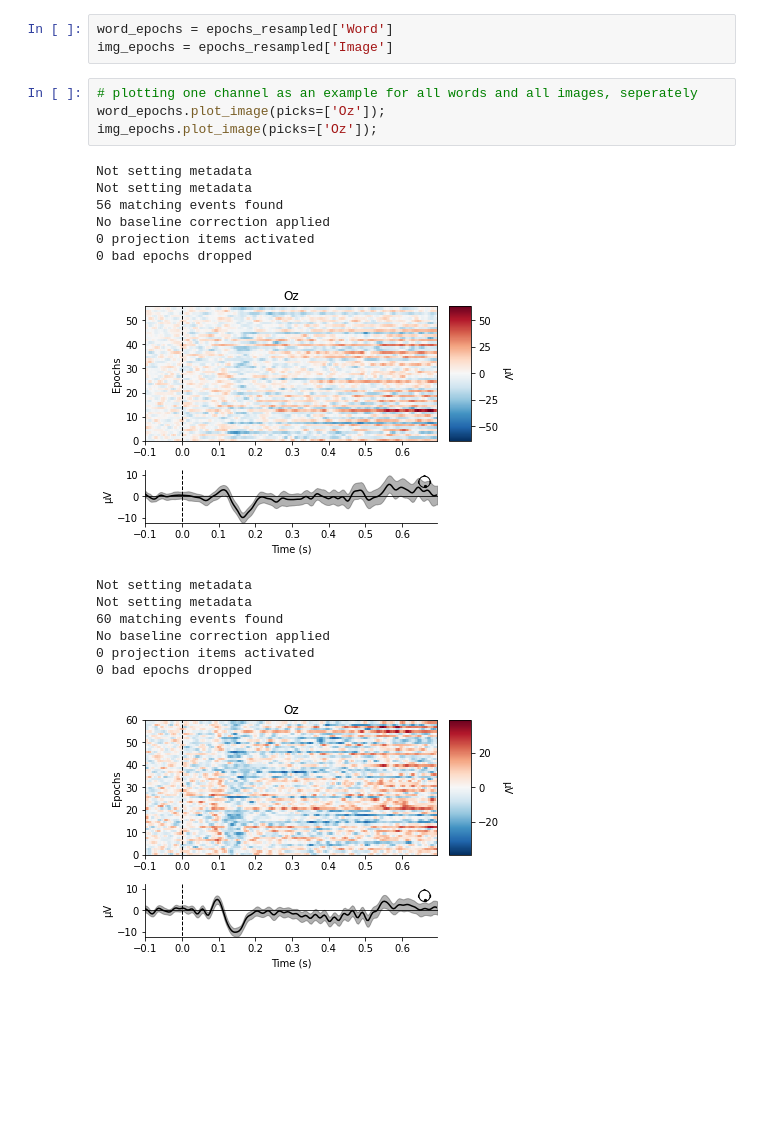
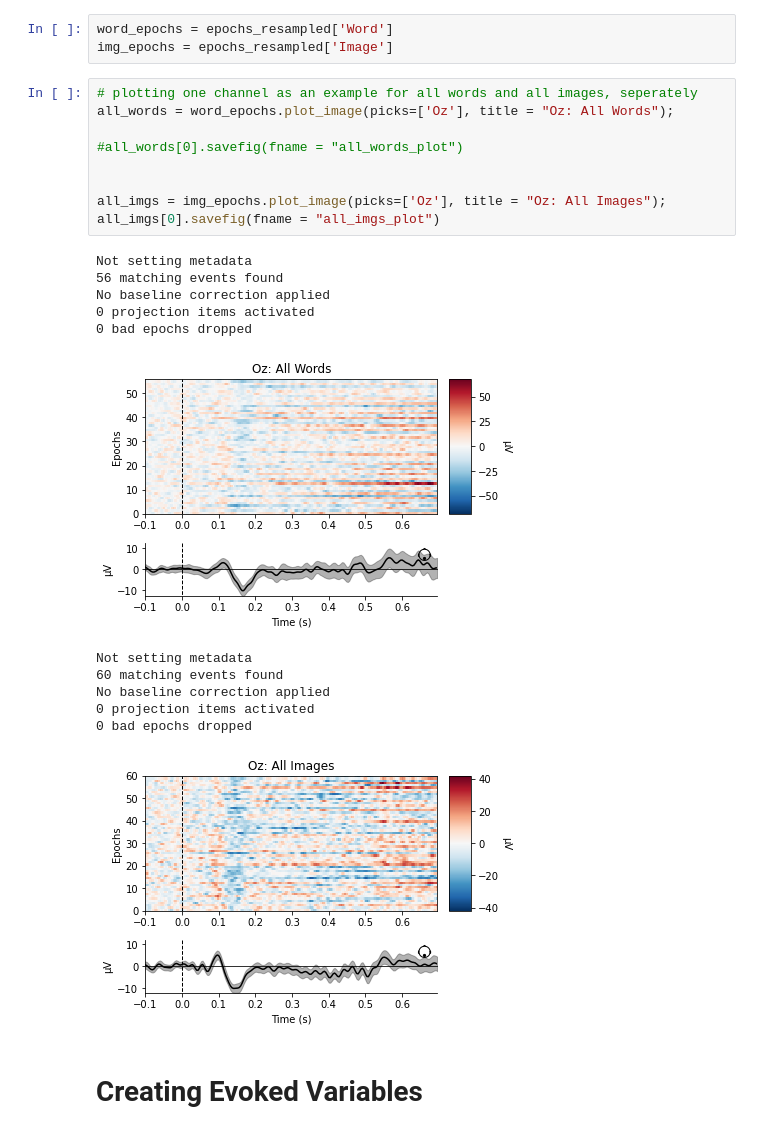
Before and after one commit to MinaAlmasi/neuroMDMA, a Jupyter notebook: mne_preprocessing/EEG_WSHOP.ipynb, the cells around one changed output. Cells and saved outputs as stored; diff of their text form; blank space fills up the shorter version.

```diff
--- a/mne_preprocessing/EEG_WSHOP.ipynb
+++ b/mne_preprocessing/EEG_WSHOP.ipynb
@@ -213,20 +214,25 @@ word_epochs = epochs_resampled['Word']
 img_epochs = epochs_resampled['Image']
 # %%
 # plotting one channel as an example for all words and all images, seperately
-word_epochs.plot_image(picks=['Oz']);
-img_epochs.plot_image(picks=['Oz']);
+all_words = word_epochs.plot_image(picks=['Oz'], title = "Oz: All Words");
+
+#all_words[0].savefig(fname = "all_words_plot")
+
+
+all_imgs = img_epochs.plot_image(picks=['Oz'], title = "Oz: All Images");
+all_imgs[0].savefig(fname = "all_imgs_plot")
 # %% [output]
-Not setting metadata
 Not setting metadata
 56 matching events found
 No baseline correction applied
 0 projection items activated
 0 bad epochs dropped
-[figure, old version]
+[figure, new version]
-Not setting metadata
 Not setting metadata
 60 matching events found
 No baseline correction applied
 0 projection items activated
 0 bad epochs dropped
-[figure, old version]
+[figure, new version]
+# %% [markdown]
+# Creating Evoked Variables
```
Also changed, not shown: parts of 14 cells of this notebook.
